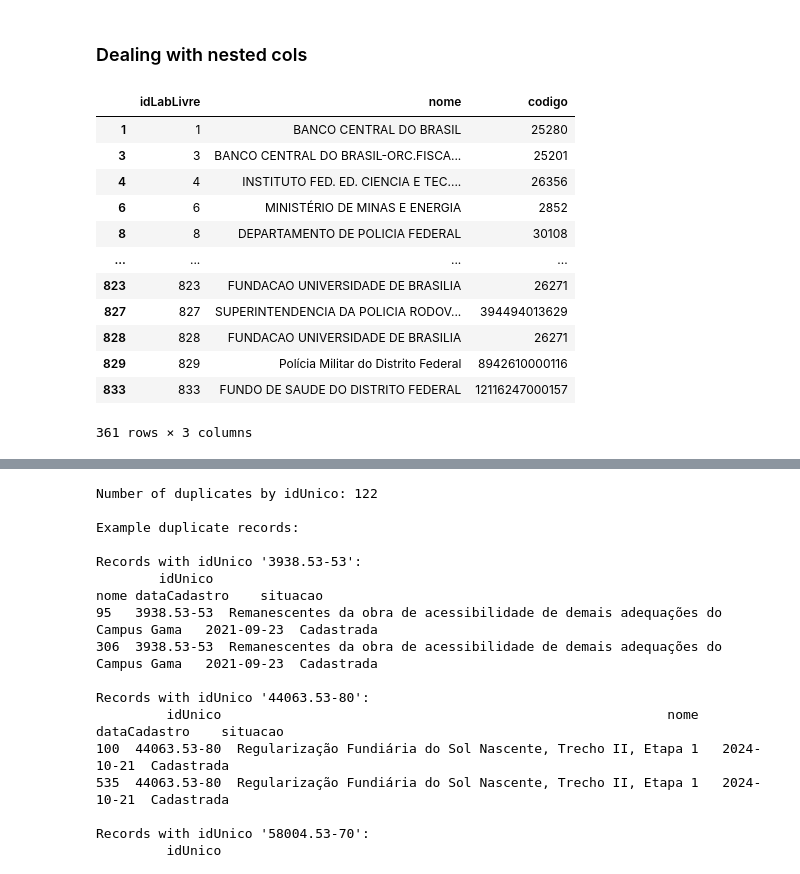
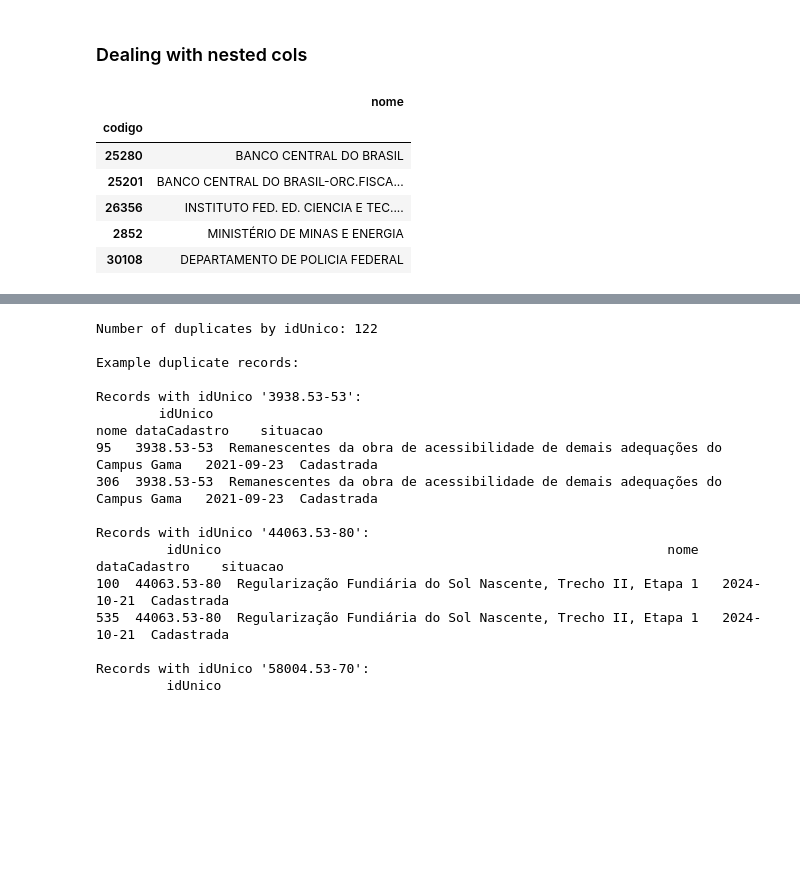
Before and after one commit to noah-art3mis/takehome-lablivre-analysis, a Jupyter notebook: takehome.ipynb, the cells around one changed output, grey strips where cells are left out. Saved outputs shown, nothing was run; the diff lists cells and outputs as text; code cells hidden in the pictures; blank space fills up the shorter version.

Commit message:
add nested

```diff
--- a/takehome.ipynb
+++ b/takehome.ipynb
@@ -144,25 +130,54 @@ nested_cols = [
 # %%
-# pd.json_normalize(df['tomadores'].explode()) is the easy way to do this but it converts the id to float, which might cause issues due to floating point imprecision even if converted back to int. because of this, i tried this convoluted solution:
+# i never quite know how to do this with json. thankfully these are simple flact structures.
 
-# tomadores_df = df[["idLabLivre", "tomadores"]].explode("tomadores")
-# tomadores_df = tomadores_df.dropna(subset=["tomadores"])
-# tomadores_df["nome"] = tomadores_df["tomadores"].apply(lambda x: x["nome"])
-# tomadores_df["codigo"] = tomadores_df["tomadores"].apply(lambda x: str(x["codigo"]))
-# tomadores_df = tomadores_df.drop(columns=["tomadores"])
-# tomadores_df
+nested_cols = [
+    "tomadores",
+    "executores",
+    "repassadores",
+    "eixos",
+    "tipos",
+    "subTipos",
+    "fontesDeRecurso",
+]
 
-# this does not handle multiple entries in the json object properly. i am tired so i am just going to hope the float conversion doesnt mess up the ids. the names should still work properly.
+
+def normalize_nested_column(
+    df: pd.DataFrame, id_col: str, nested_col: str
+) -> pd.DataFrame:
+    def convert_dict_values_to_str(x):
+        # pd.json_normalize(df['tomadores'].explode()) converts the id to float, which might cause issues due to floating point imprecision even if converted back to int/str. because of this, i need to convert the values to strings first, which requires some unreadable code:
+
+        if not isinstance(x, list):
+            return x
+        return [{key: str(value) for key, value in item.items()} for item in x]
+
+    df[nested_col] = df[nested_col].apply(convert_dict_values_to_str)
+    exploded = df[[id_col, nested_col]].explode(nested_col)
+    exploded = exploded.dropna(subset=[nested_col])
+    normalized = pd.json_normalize(exploded[nested_col])
+    normalized[id_col] = exploded[id_col].values
+    return normalized
+
+
+def create_entity_table_from_junction_table(
+    old_df: pd.DataFrame, prev_index: str, actual_index: str
+) -> pd.DataFrame:
+    new_df = old_df.dropna(subset=[prev_index])
+    new_df.drop_duplicates(subset=[actual_index], inplace=True)
+    new_df.set_index(actual_index, inplace=True)
+    new_df.drop(prev_index, axis=1, inplace=True)
+    return new_df
-# %% [output]
-|  | idLabLivre | nome | codigo |
-| 1 | 1 | BANCO CENTRAL DO BRASIL | 25280 |
-| 3 | 3 | BANCO CENTRAL DO BRASIL-ORC.FISCA... | 25201 |
-| 4 | 4 | INSTITUTO FED. ED. CIENCIA E TEC.... | 26356 |
-| 6 | 6 | MINISTÉRIO DE MINAS E ENERGIA | 2852 |
-| 8 | 8 | DEPARTAMENTO DE POLICIA FEDERAL | 30108 |
-| ... | ... | ... | ... |
-| 823 | 823 | FUNDACAO UNIVERSIDADE DE BRASILIA | 26271 |
-| 827 | 827 | SUPERINTENDENCIA DA POLICIA RODOV... | 394494013629 |
-| 828 | 828 | FUNDACAO UNIVERSIDADE DE BRASILIA | 26271 |
-| 829 | 829 | Polícia Militar do Distrito Federal | 8942610000116 |
-| 833 | 833 | FUNDO DE SAUDE DO DISTRITO FEDERAL | 12116247000157 |
-361 rows × 3 columns
+# %%
+projeto_tomadores_df = normalize_nested_column(df, "idLabLivre", "tomadores")
+tomadores_df = create_entity_table_from_junction_table(
+    projeto_tomadores_df, "idLabLivre", "codigo"
+)
+tomadores_df.head()
+# %% [output]
+|  | nome |
+| codigo |  |
+| 25280 | BANCO CENTRAL DO BRASIL |
+| 25201 | BANCO CENTRAL DO BRASIL-ORC.FISCA... |
+| 26356 | INSTITUTO FED. ED. CIENCIA E TEC.... |
+| 2852 | MINISTÉRIO DE MINAS E ENERGIA |
+| 30108 | DEPARTAMENTO DE POLICIA FEDERAL |
```
Also changed, not shown: parts of 12 cells of this notebook.
